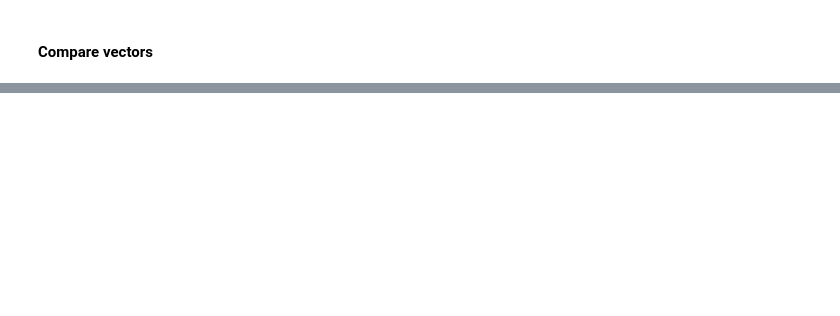
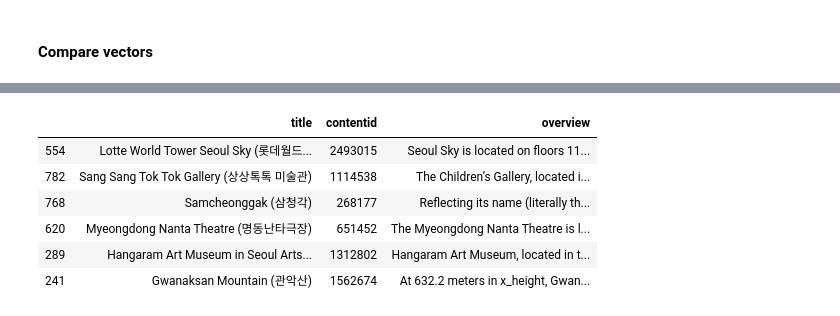
Before and after one commit to Teosoft7/place_recommendation_for_trip, a Jupyter notebook: data_aquisition.ipynb, the cells around one changed output, grey strips where cells are left out. Saved outputs shown, nothing was run; the diff lists cells and outputs as text; code cells hidden in the pictures; blank space fills up the shorter version.

```diff
--- a/data_aquisition.ipynb
+++ b/data_aquisition.ipynb
@@ -469,0 +528,11 @@ compare_vectors(98, 293)
+# %%
+# 롯데월드타워
+get_similar(554)
+# %% [output]
+|  | title | contentid | overview |
+| 554 | Lotte World Tower Seoul Sky (롯데월드... | 2493015 | Seoul Sky is located on floors 11... |
+| 782 | Sang Sang Tok Tok Gallery (상상톡톡 미술관) | 1114538 | The Children’s Gallery, located i... |
+| 768 | Samcheonggak (삼청각) | 268177 | Reflecting its name (literally th... |
+| 620 | Myeongdong Nanta Theatre (명동난타극장) | 651452 | The Myeongdong Nanta Theatre is l... |
+| 289 | Hangaram Art Museum in Seoul Arts... | 1312802 | Hangaram Art Museum, located in t... |
+| 241 | Gwanaksan Mountain (관악산) | 1562674 | At 632.2 meters in x_height, Gwan... |
```
Also changed, not shown: parts of 27 cells of this notebook, 1 other file.
